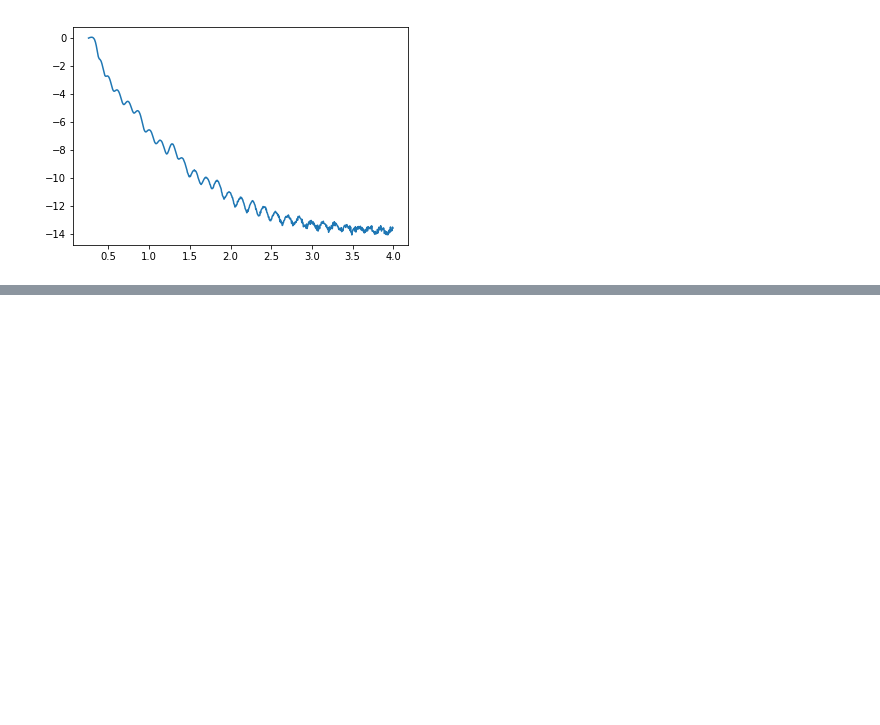
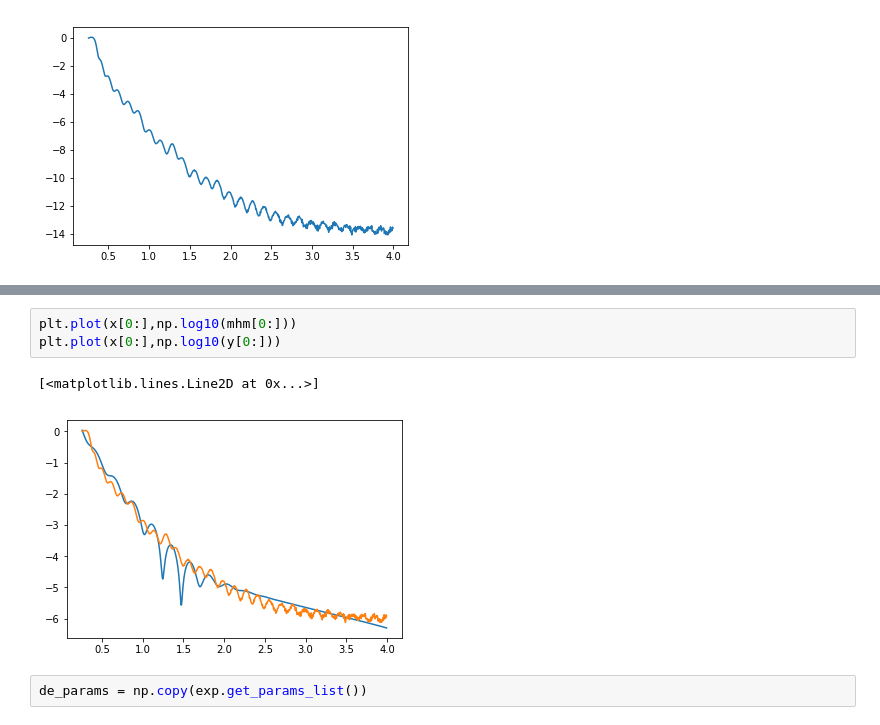
Before and after one commit to MiroFurtado/pyabeles, a Jupyter notebook: notebooks/Untitled.ipynb, the cells around one changed output, grey strips where cells are left out. Cells and saved outputs as stored; diff of their text form; blank space fills up the shorter version.

```diff
--- a/notebooks/Untitled.ipynb
+++ b/notebooks/Untitled.ipynb
@@ -45,3 +66,11 @@ AttributeError: Fitter instance has no attribute 'fit_all'
+# %%
+plt.plot(x[0:],np.log10(mhm[0:]))
+plt.plot(x[0:],np.log10(y[0:]))
+# %% [output]
+[<matplotlib.lines.Line2D at 0x...>]
+[figure, added]
+# %%
+de_params = np.copy(exp.get_params_list())
 # %%
 exp.get_params_list()
 # %% [output]
```
Also changed, not shown: parts of 13 cells of this notebook, 10 other files.
